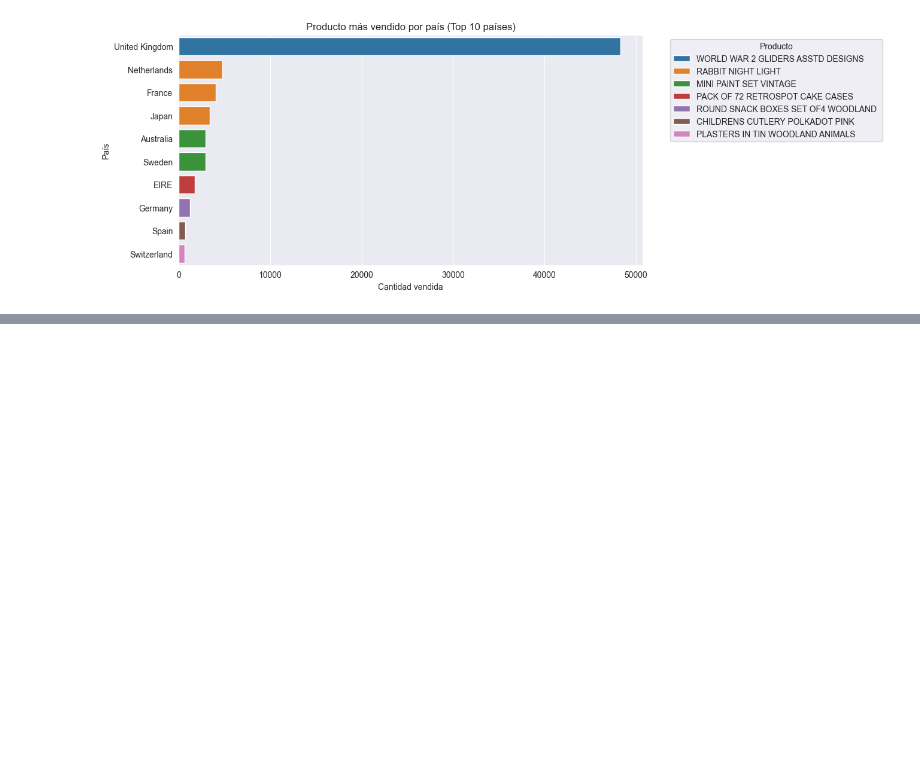
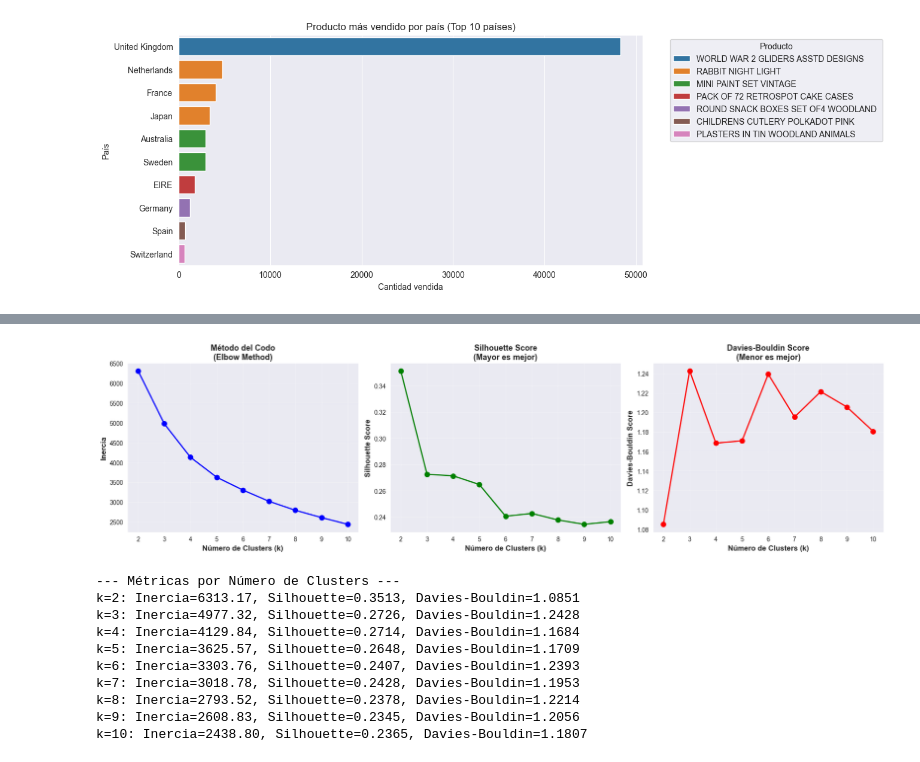
Before and after one commit to Metodologia-para-Data-Science-Grupo-1/FinalProject-MDS, a Jupyter notebook: notebook/mds-group1-notebook.ipynb, the cells around one changed output, grey strips where cells are left out. Saved outputs shown, nothing was run; the diff lists cells and outputs as text; code cells hidden in the pictures; blank space fills up the shorter version.

```diff
--- a/notebook/mds-group1-notebook.ipynb
+++ b/notebook/mds-group1-notebook.ipynb
@@ -208,0 +404,9 @@ df_cleaned['Quantity'] = df_cleaned['Quantity'].apply(lambda x: median_quantity
+# %%
+# Continuar con limpieza de datos usando df_with_real_customerid
+df_cleaned = df_with_real_customerid.copy()
+
+# Realizar imputación para la columna de quantity (reemplazar valores negativos por la mediana)
+median_quantity = df_cleaned['Quantity'].median()
+df_cleaned['Quantity'] = df_cleaned['Quantity'].apply(lambda x: median_quantity if x < 0 else x)
+
+print(f"Valores negativos en Quantity reemplazados por mediana: {median_quantity}")
@@ -215,0 +801,11 @@ df_cleaned = df_cleaned.drop_duplicates()
+# %%
+
+X_final = X_log.copy()
+
+print("\n" + "="*70)
+print("DATASET FINAL PARA CLUSTERING")
+print("="*70)
+print(f"Dimensiones: {X_final.shape}")
+print(f"Características: {list(X_final.columns)}")
+print(f"\nPrimeras 5 filas:")
+print(X_final.head())
@@ -215,0 +876,59 @@ df_cleaned = df_cleaned.drop_duplicates()
+# %%
+from sklearn.cluster import KMeans
+from sklearn.metrics import silhouette_score, davies_bouldin_score
+
+# Método del Codo (Elbow Method) y Silhouette Score
+inertias = []
+silhouette_scores = []
+db_scores = []
+K_range = range(2, 11)
+
+for k in K_range:
+    kmeans_temp = KMeans(n_clusters=k, random_state=42, n_init=10)
+    kmeans_temp.fit(X_scaled)
+    inertias.append(kmeans_temp.inertia_)
+    silhouette_scores.append(silhouette_score(X_scaled, kmeans_temp.labels_))
+    db_scores.append(davies_bouldin_score(X_scaled, kmeans_temp.labels_))
+
+# Visualización
+fig, axes = plt.subplots(1, 3, figsize=(18, 5))
+
+# Método del Codo
+axes[0].plot(K_range, inertias, 'bo-', linewidth=2, markersize=8)
+axes[0].set_xlabel('Número de Clusters (k)', fontsize=12, fontweight='bold')
+axes[0].set_ylabel('Inercia', fontsize=12, fontweight='bold')
+axes[0].set_title('Método del Codo\n(Elbow Method)', fontsize=13, fontweight='bold')
+axes[0].grid(True, alpha=0.3)
+
+# Silhouette Score
+axes[1].plot(K_range, silhouette_scores, 'go-', linewidth=2, markersize=8)
+axes[1].set_xlabel('Número de Clusters (k)', fontsize=12, fontweight='bold')
+axes[1].set_ylabel('Silhouette Score', fontsize=12, fontweight='bold')
+axes[1].set_title('Silhouette Score\n(Mayor es mejor)', fontsize=13, fontweight='bold')
+axes[1].grid(True, alpha=0.3)
+
+# Davies-Bouldin Score
+axes[2].plot(K_range, db_scores, 'ro-', linewidth=2, markersize=8)
+axes[2].set_xlabel('Número de Clusters (k)', fontsize=12, fontweight='bold')
+axes[2].set_ylabel('Davies-Bouldin Score', fontsize=12, fontweight='bold')
+axes[2].set_title('Davies-Bouldin Score\n(Menor es mejor)', fontsize=13, fontweight='bold')
+axes[2].grid(True, alpha=0.3)
+
+plt.tight_layout()
+plt.show()
+
+print("\n--- Métricas por Número de Clusters ---")
+for k, inertia, sil, db in zip(K_range, inertias, silhouette_scores, db_scores):
+    print(f"k={k}: Inercia={inertia:.2f}, Silhouette={sil:.4f}, Davies-Bouldin={db:.4f}")
+# %% [output]
+[figure, added]
+--- Métricas por Número de Clusters ---
+k=2: Inercia=6313.17, Silhouette=0.3513, Davies-Bouldin=1.0851
+k=3: Inercia=4977.32, Silhouette=0.2726, Davies-Bouldin=1.2428
+k=4: Inercia=4129.84, Silhouette=0.2714, Davies-Bouldin=1.1684
+k=5: Inercia=3625.57, Silhouette=0.2648, Davies-Bouldin=1.1709
+k=6: Inercia=3303.76, Silhouette=0.2407, Davies-Bouldin=1.2393
+k=7: Inercia=3018.78, Silhouette=0.2428, Davies-Bouldin=1.1953
+k=8: Inercia=2793.52, Silhouette=0.2378, Davies-Bouldin=1.2214
+k=9: Inercia=2608.83, Silhouette=0.2345, Davies-Bouldin=1.2056
+k=10: Inercia=2438.80, Silhouette=0.2365, Davies-Bouldin=1.1807
```
Also changed, not shown: parts of 32 cells of this notebook, 1 other file.
